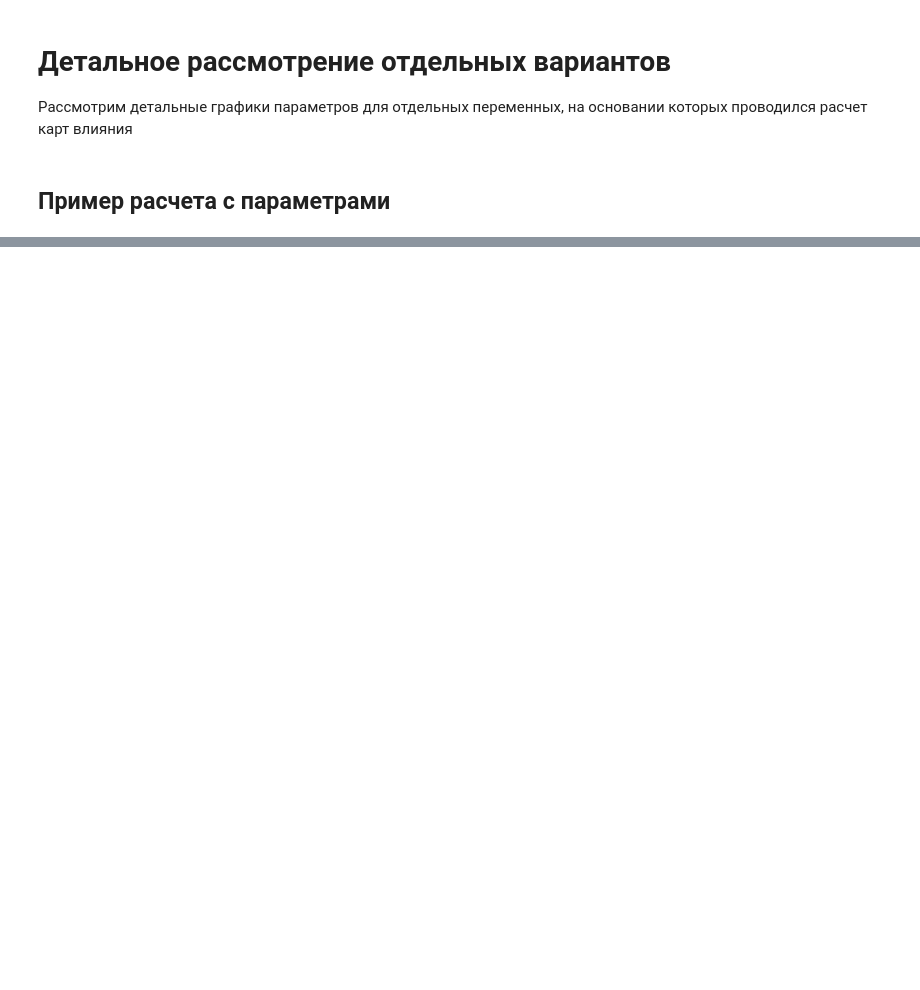
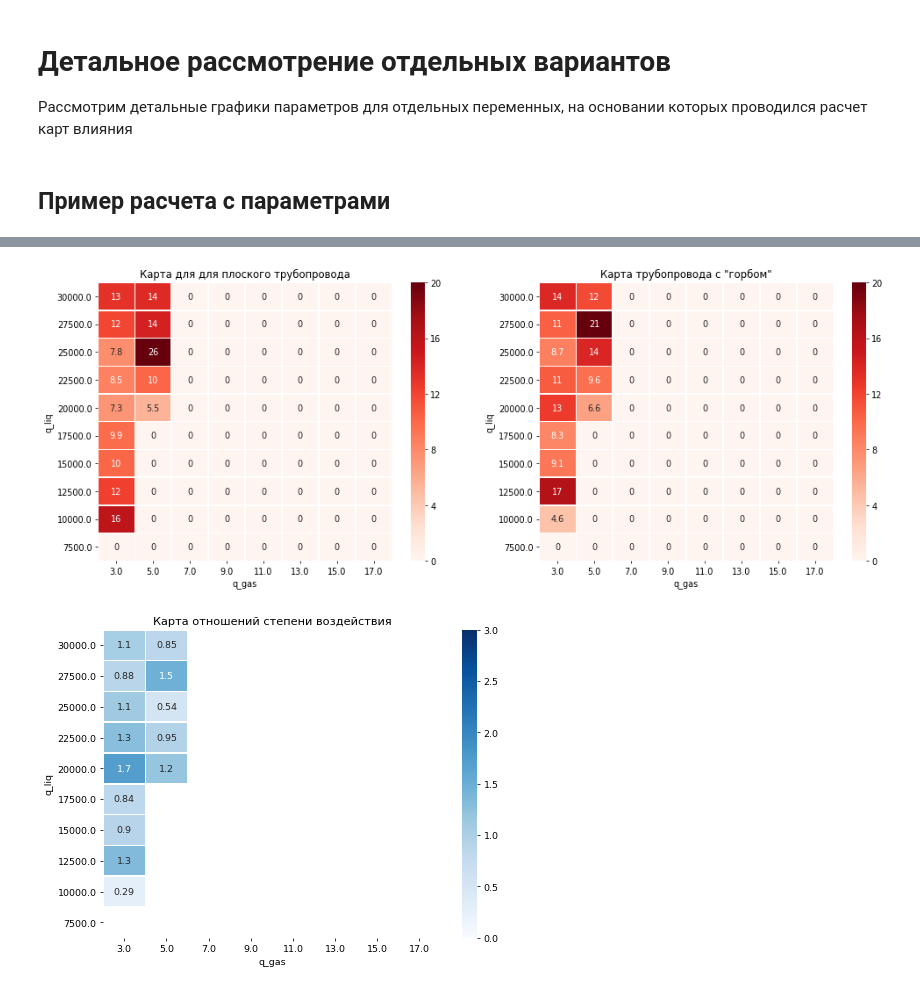
Before and after one commit to Shabonasar/TplRead, a Jupyter notebook: Анализ 2.ipynb, the cells around one changed output, grey strips where cells are left out. Saved outputs shown, nothing was run; the diff lists cells and outputs as text; code cells hidden in the pictures; blank space fills up the shorter version.

Commit message:
Добавлен автоматический расчет максимумов и определения номера элементов

```diff
--- a/Анализ 2.ipynb
+++ b/Анализ 2.ipynb
@@ -181,0 +184,77 @@ plot_trend_example()
+# %%
+def plot_map_comparsion(pp, pend=10, value='mech'):
+
+    """
+    Вывод карт для сравнения
+
+    :param pp: - название узла, к примеру 'Pipe-5'
+    :param pend:  - давление?
+    :param value: - что выводить.. 'mech' - смещение?,
+                                   'slug_delta_holdup'
+                                   'slug_holdup'
+                                   'film_holdup'
+                                   'slug_velocity'
+    :return:
+    """
+
+    if value == 'mech':
+        vmax = 20
+    else:
+        vmax = 1
+
+    print('\n--------------------------------------------------------'
+          '\nРасчет карт для: '
+          '\n - контрольной точки - "',pp,
+          '"\n - даление - "',pend,
+          '"\n - карта - "',value,
+          '" \n--------------------------------------------------------')
+
+    AA = plt.figure(figsize=(17, 6), dpi=70)
+    ax1 = AA.add_subplot(121)
+    #plt.axes()
+    plt.title('Карта для для плоского трубопровода')
+    a = tsim.get_matr_ql_qg(pipe=pp, p_end=pend, val=value)  # расчет карты по данным моделирования
+    sns.heatmap(a, cmap="Reds", annot=True, vmin=0, vmax=vmax, linewidths=.5)
+    plt.yticks(rotation="horizontal")
+
+    ax2 = AA.add_subplot(122)
+    plt.title('Карта трубопровода с "горбом"')
+    b = tpl.get_matr_ql_qg(pipe=pp, p_end=pend, val=value)  # расчет карты по данным моделирования
+    sns.heatmap(b, cmap="Reds", annot=True, vmin=0, vmax=vmax, linewidths=.5)  # построение визуального представления карты
+    plt.yticks(rotation="horizontal")
+    AA.show()
+
+    if value == 'mech':
+        BB = plt.figure(figsize=(8, 6), dpi=68)
+        ax3 = BB.add_subplot(111)
+        plt.title('Карта отношений степени воздействия')
+        c = b / a
+        sns.heatmap(c, annot=True, cmap='Blues', vmin=0, vmax=3, linewidths=.5)
+        plt.yticks(rotation="horizontal")
+        BB.show()
+
+    # Нахождение максимального элемента на карте плоского трубопровода
+    a_max = a.max().max()
+    a_i = a.max(axis = 1).idxmax()
+    a_j = a.max(axis = 0).idxmax()
+    a_i_idx = a.index.get_loc(a_i)
+    a_j_idx = a.columns.get_loc(a_j)
+
+    # Нахождение максимального элемента на карте трубопровода с перепадами высот
+    b_max = b.max().max()
+    b_i = b.max(axis = 1).idxmax()
+    b_j = b.max(axis = 0).idxmax()
+    b_i_idx = b.index.get_loc(b_i)
+    b_j_idx = b.columns.get_loc(b_j)
+
+
+    print("Максимальное значение на карте \"плоского трубопровода\" = ", a_max, ", при:"
+          "\n - скорости жидкости = ", a_i,
+          "\n - скорости газа = ", a_j)
+    print("\nМаксимальное значение на карте трубопровода с \"горбом\" = ", b_max, ", при:"
+          "\n - скорости жидкости = ", b_i,
+          "\n - скорости газа = ", b_j)
+
+
+plot_map_comparsion('Pipe-5', pend=5, value='mech')
+# %% [output]
@@ -181,0 +274,2 @@ plot_trend_example()
+[figure, added]
+[figure, added]
```
Also changed, not shown: parts of 6 cells of this notebook.
